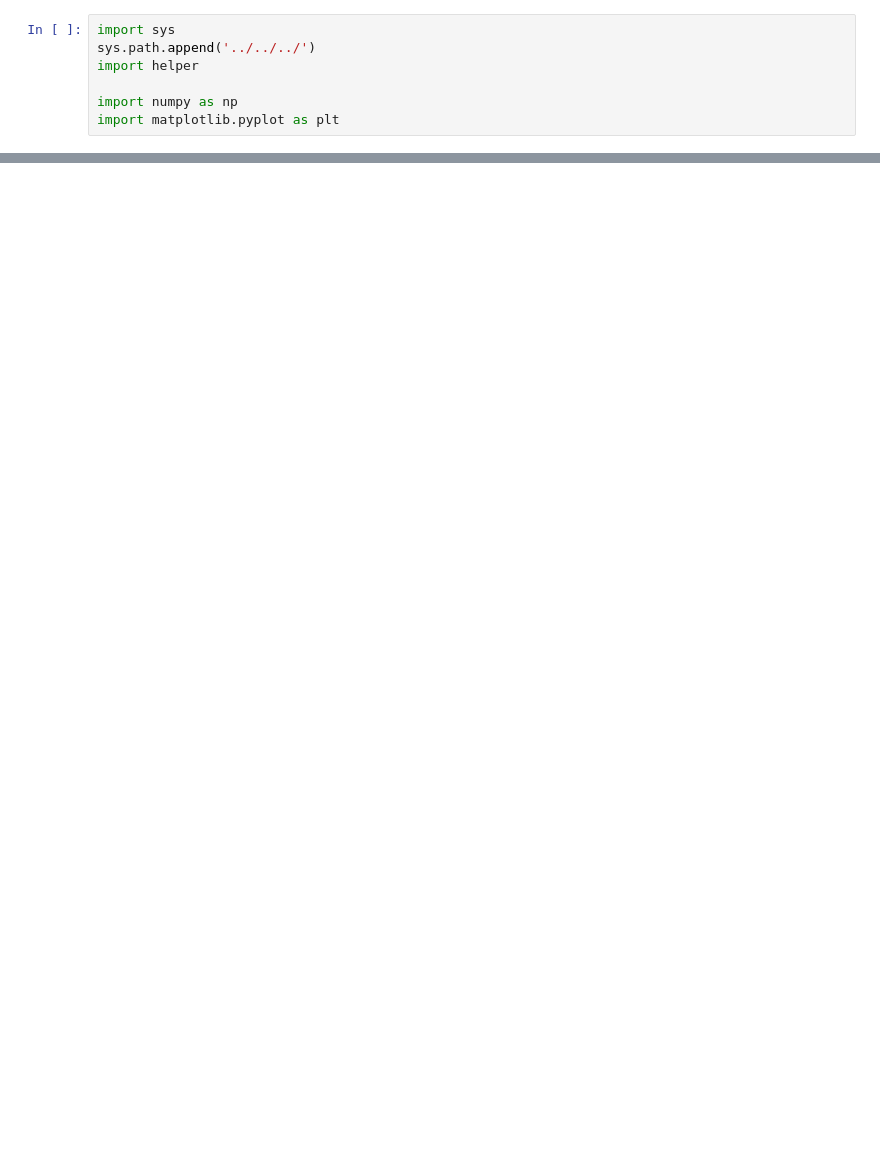
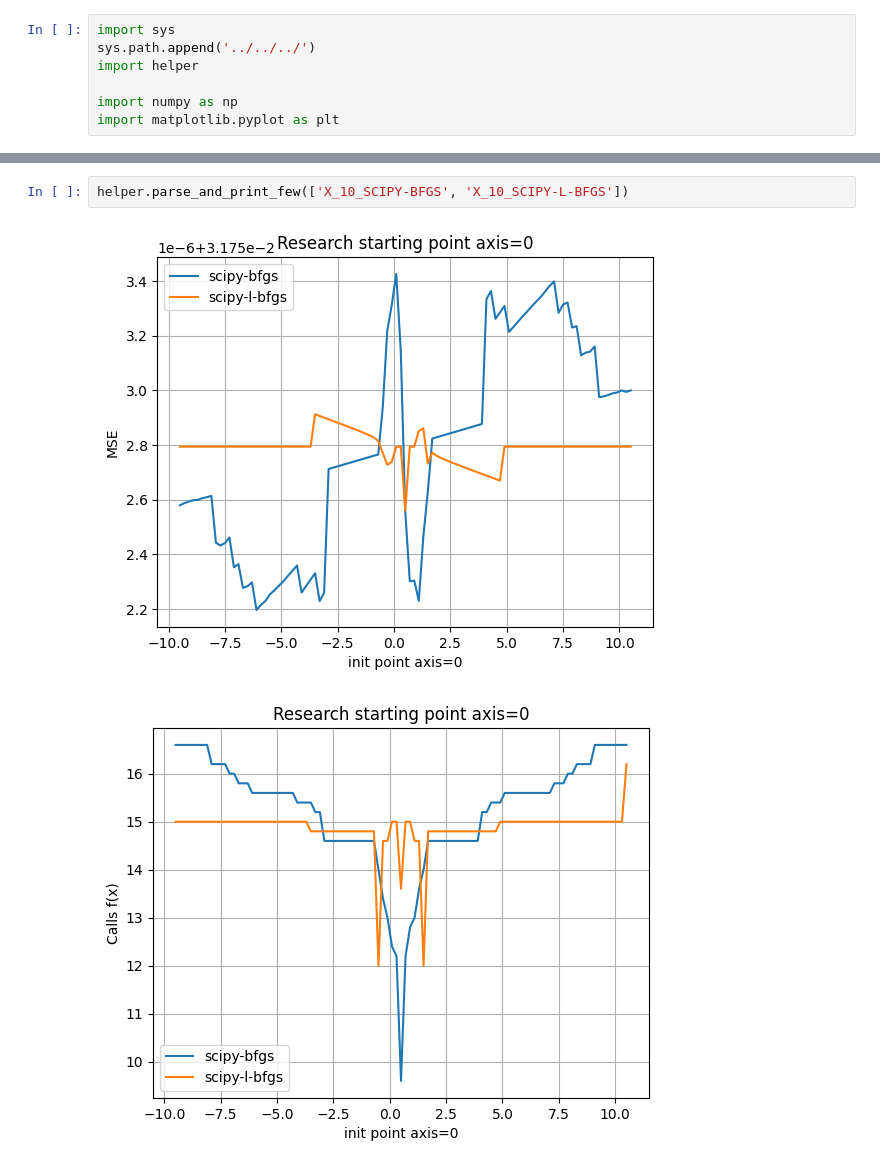
Before and after one commit to trio-at-optimization/optimization-lab4, a Jupyter notebook: Sources/T2/A/Research/results.ipynb, the cells around one changed output, grey strips where cells are left out. Drawn from its saved outputs; the diff is of its cells as text; blank space fills up the shorter version.

```diff
--- a/Sources/T2/A/Research/results.ipynb
+++ b/Sources/T2/A/Research/results.ipynb
@@ -27,0 +44,5 @@ helper.parse_and_print_few(all_results_list)
+# %%
+helper.parse_and_print_few(['X_10_SCIPY-BFGS', 'X_10_SCIPY-L-BFGS'])
+# %% [output]
+[figure, added]
+[figure, added]
```
Also changed, not shown: parts of 4 cells of this notebook, 15 other files.
